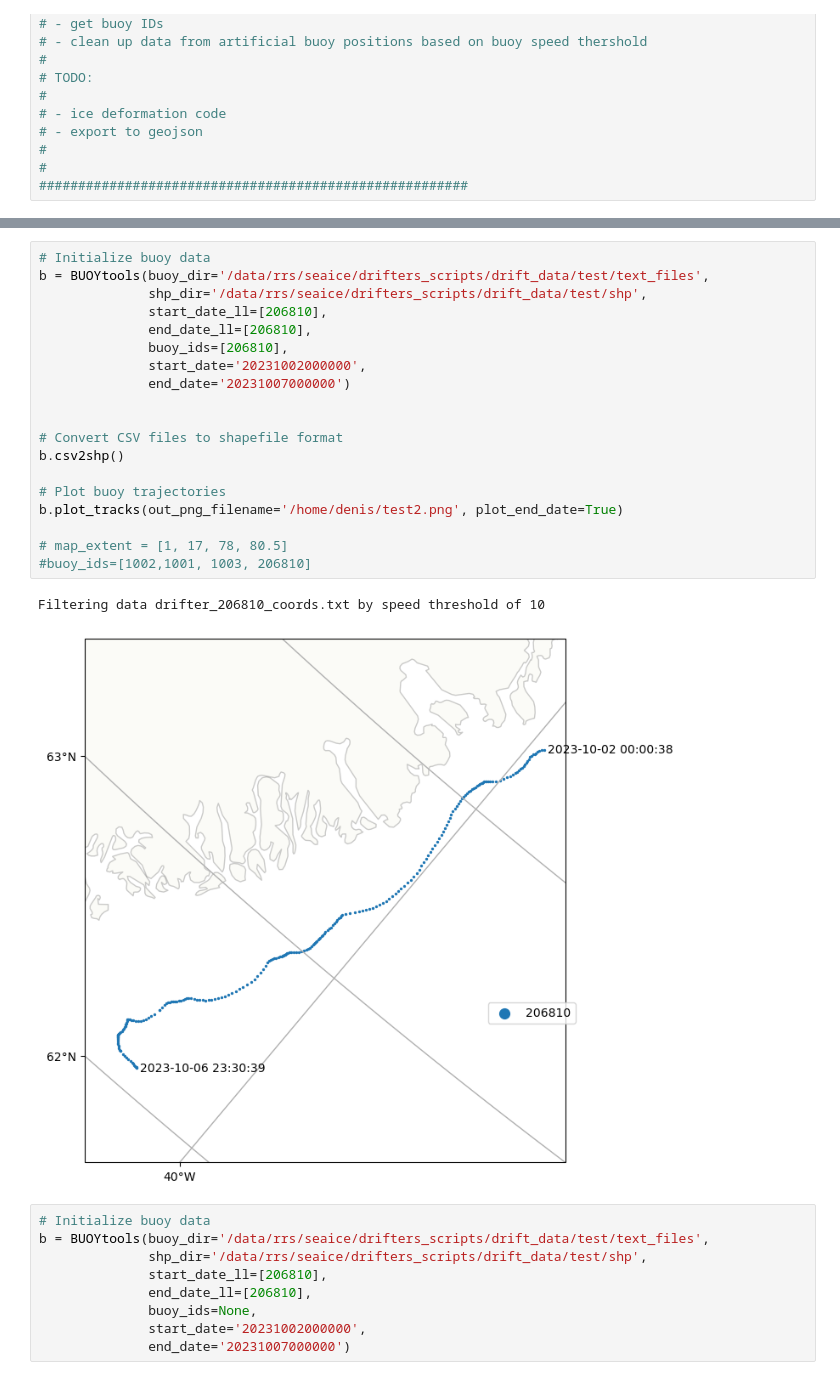
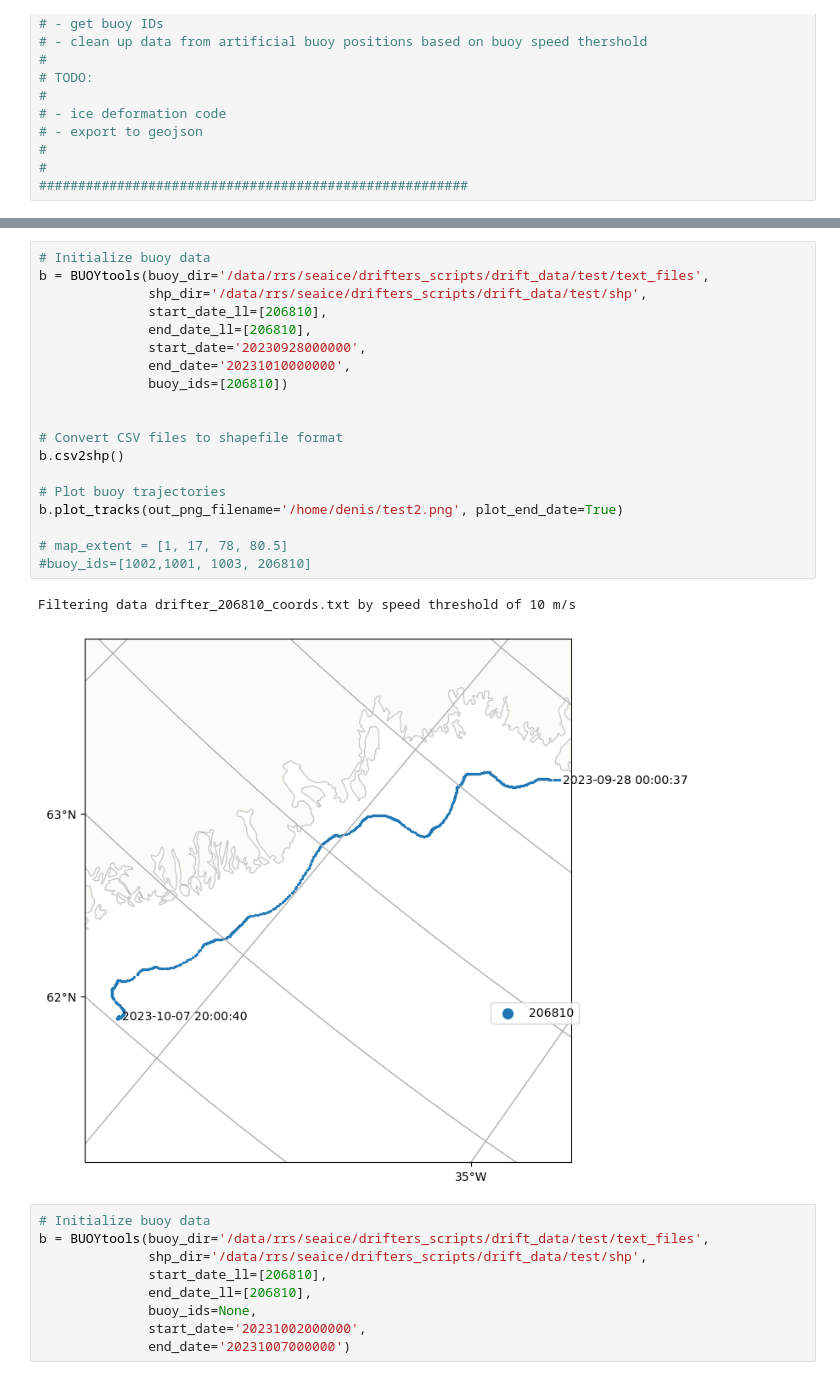
Before and after one commit to xdenisx/buoy_tools, a Jupyter notebook: buoy_tools.ipynb, the cells around one changed output, grey strips where cells are left out. Cells and saved outputs as stored; diff of their text form.

```diff
--- a/buoy_tools.ipynb
+++ b/buoy_tools.ipynb
@@ -497,25 +516,25 @@ class BUOYtools:
 # %%
 # Initialize buoy data
 b = BUOYtools(buoy_dir='/data/rrs/seaice/drifters_scripts/drift_data/test/text_files',
               shp_dir='/data/rrs/seaice/drifters_scripts/drift_data/test/shp',
               start_date_ll=[206810],
               end_date_ll=[206810],
-              buoy_ids=[206810],
-              start_date='20231002000000',
-              end_date='20231007000000')
+              start_date='20230928000000',
+              end_date='20231010000000',
+              buoy_ids=[206810])
 
 
 # Convert CSV files to shapefile format
 b.csv2shp()
 
 # Plot buoy trajectories
 b.plot_tracks(out_png_filename='/home/denis/test2.png', plot_end_date=True)
 
 # map_extent = [1, 17, 78, 80.5]
 #buoy_ids=[1002,1001, 1003, 206810]
 # %% [output]
-Filtering data drifter_206810_coords.txt by speed threshold of 10
+Filtering data drifter_206810_coords.txt by speed threshold of 10 m/s
-[figure, old version]
+[figure, new version]
 # %%
 # Initialize buoy data
 b = BUOYtools(buoy_dir='/data/rrs/seaice/drifters_scripts/drift_data/test/text_files',
```
Also changed, not shown: parts of 2 cells of this notebook.
